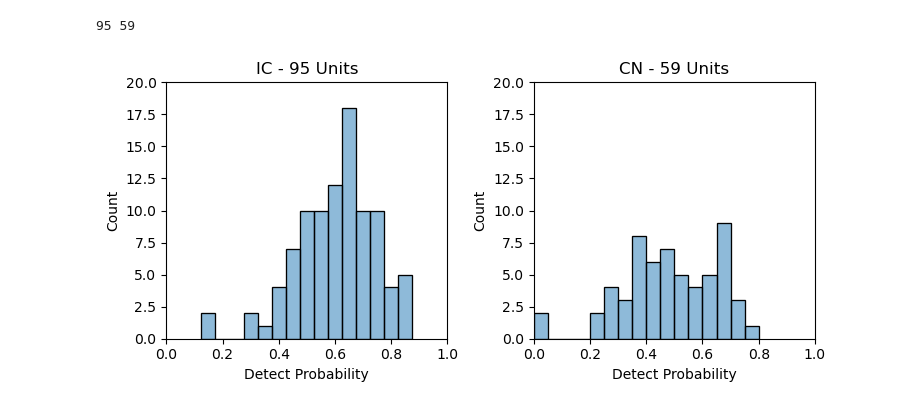
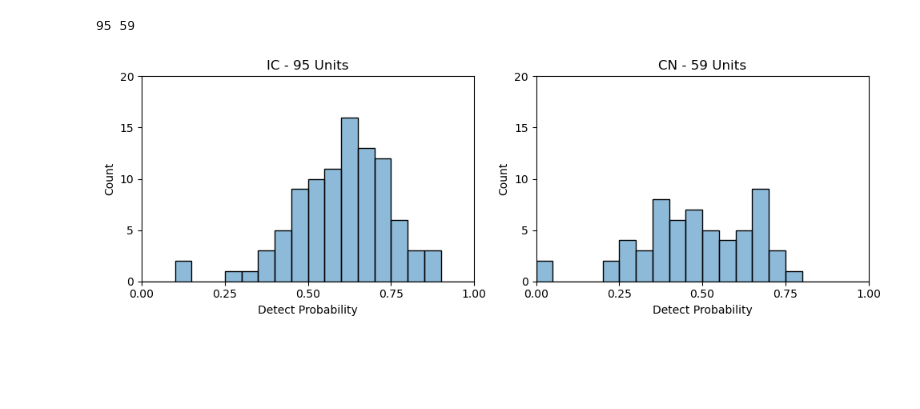
Before and after one commit to jmayf123/Neuronal_CP_Analysis, a Jupyter notebook: python/CP_200ms_IC&CN_Histograms.ipynb, the cells around one changed output. Drawn from its saved outputs; the diff is of its cells as text; code cells hidden in the pictures; blank space fills up the shorter version.

Commit message:
Redo the tone Dur graphs

```diff
--- a/python/CP_200ms_IC&CN_Histograms.ipynb
+++ b/python/CP_200ms_IC&CN_Histograms.ipynb
@@ -3,10 +3,10 @@ import pandas as pd
 import scipy as sp
 import numpy as np
 # %%
-CP_data_1 = sp.io.loadmat('../CP_data/1-46_CP_data.mat')
-CP_data_2 = sp.io.loadmat('../CP_data/51-100_CP_data.mat')
-CP_data_3 = sp.io.loadmat('../CP_data/101-166_CP_data.mat')
-CP_data_4 = sp.io.loadmat('../CP_data/168-178_CP_data.mat')
+CP_data_1 = sp.io.loadmat('../TIN_CP_data/1-46_CP_data.mat')
+CP_data_2 = sp.io.loadmat('../TIN_CP_data/51-100_CP_data.mat')
+CP_data_3 = sp.io.loadmat('../TIN_CP_data/101-166_CP_data.mat')
+CP_data_4 = sp.io.loadmat('../TIN_CP_data/168-178_CP_data.mat')
 # %%
 CP_data_1.keys()
 # %% [output]
@@ -114,35 +114,42 @@ print(total_units_IC, total_units_CN)
 # %% [output]
 95 59
 # %%
-plt.rcParams["figure.figsize"] = [7.50, 3.50]
+plt.rcParams["figure.figsize"] = [10, 3.50]
 plt.rcParams["figure.autolayout"] = True
 
+
 fig, axes = plt.subplots(1, 2)
+
 axes[0].set_xlim([0,1])
+axes[0].set_xticks(np.arange(0, 1.25, step=0.25))
+axes[0].set_yticks(np.arange(0, 25, step=5))
 axes[0].set_ylim([0,20])
 axes[0].set_xlabel('Detect Probability')
+
 axes[1].set_xlim([0,1])
+axes[1].set_xticks(np.arange(0, 1.25, step=0.25))
+axes[1].set_yticks(np.arange(0, 25, step=5))
 axes[1].set_ylim([0,20])
 axes[1].set_xlabel('Detect Probability')
 
 # IC Histogram
 axes[0].set_title('IC - 95 Units')
 sns.histplot(ax = axes[0],
              data = IC_df,
              binwidth = .05,
+             binrange = [0, 1],
              legend = False
             )
-
-
 
 # CN Histogram
 axes[1].set_title('CN - 59 Units')
 sns.histplot(ax = axes[1],
              data = CN_df,
              binwidth = .05,
+             binrange = [0, 1],
              legend = False
             )
 
 plt.show()
 # %% [output]
-[figure, old version]
+[figure, new version]
```
Also changed, not shown: 3 other files.
